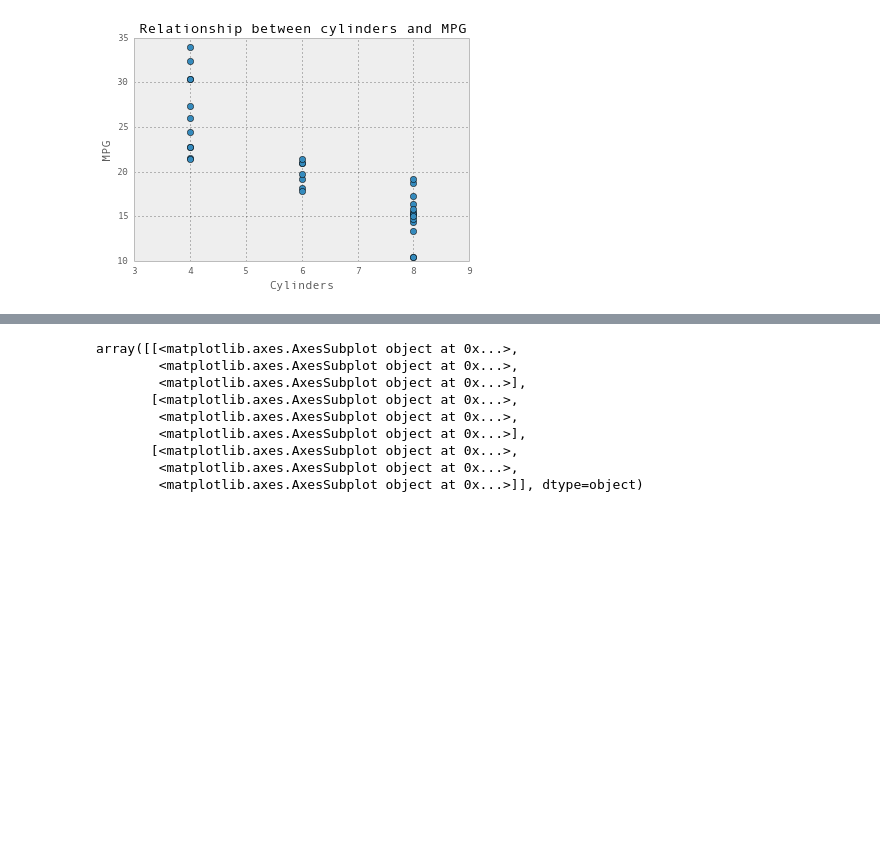
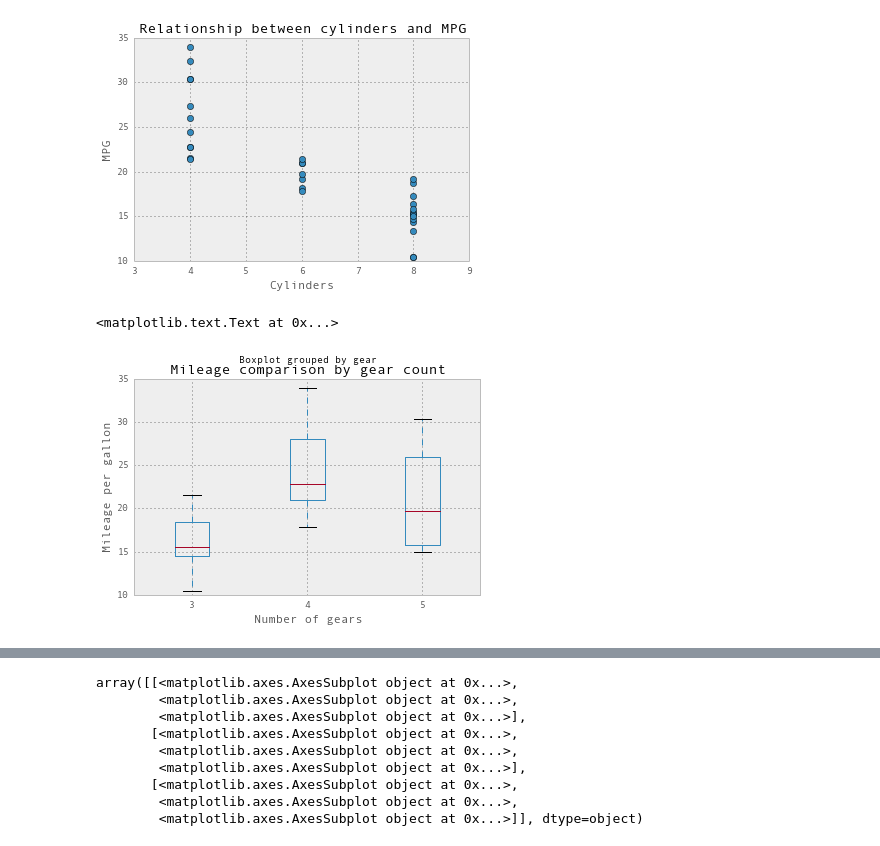
Before and after one commit to arkoneogy/2014, a Jupyter notebook: labs/Lab3_Notes.ipynb, the cells around one changed output, grey strips where cells are left out. Cells and saved outputs as stored; diff of their text form; code cells hidden in the pictures; blank space fills up the shorter version.

```diff
--- a/labs/Lab3_Notes.ipynb
+++ b/labs/Lab3_Notes.ipynb
@@ -453,5 +509,13 @@ plt.title('Relationship between cylinders and MPG')
 # %% [output]
 <matplotlib.text.Text at 0x...>
 [figure]
+# %%
+mtcars.boxplot('mpg', by= 'gear')
+plt.xlabel('Number of gears')
+plt.ylabel('Mileage per gallon')
+plt.title('Mileage comparison by gear count')
+# %% [output]
+<matplotlib.text.Text at 0x...>
+[figure, added]
 # %%
 # Relationship between horsepower and mpg
```
Also changed, not shown: parts of 18 cells of this notebook.
